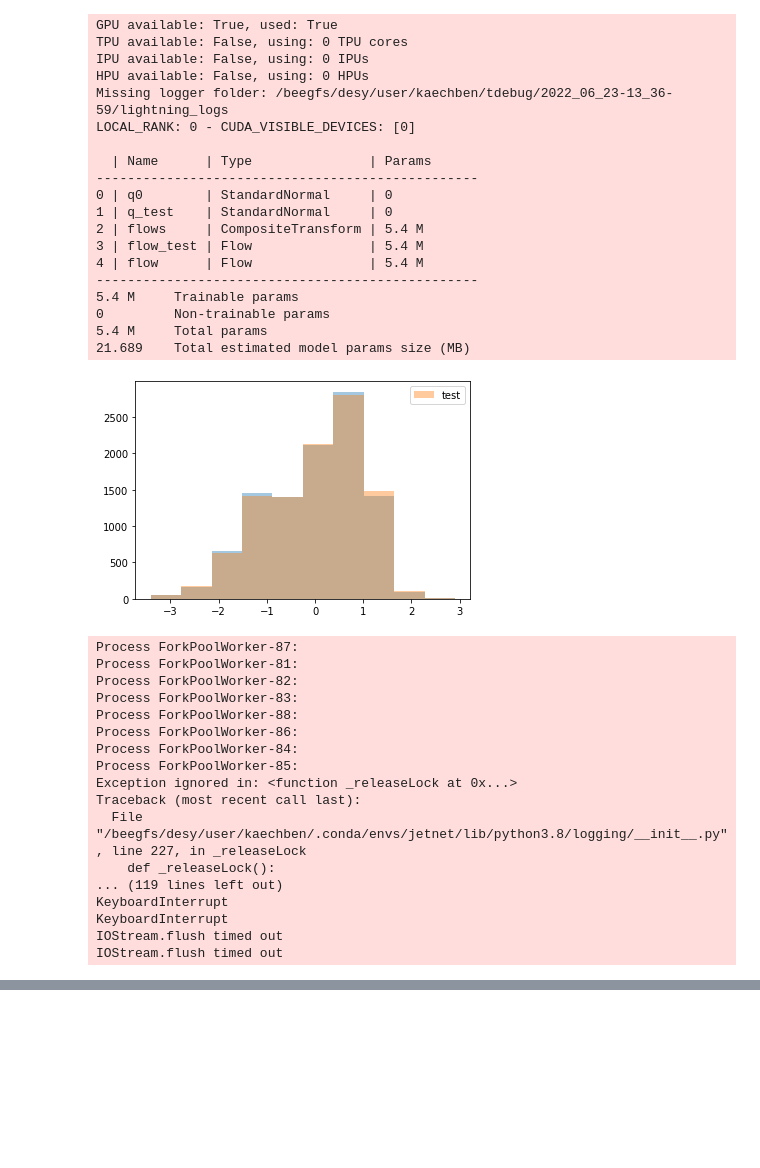
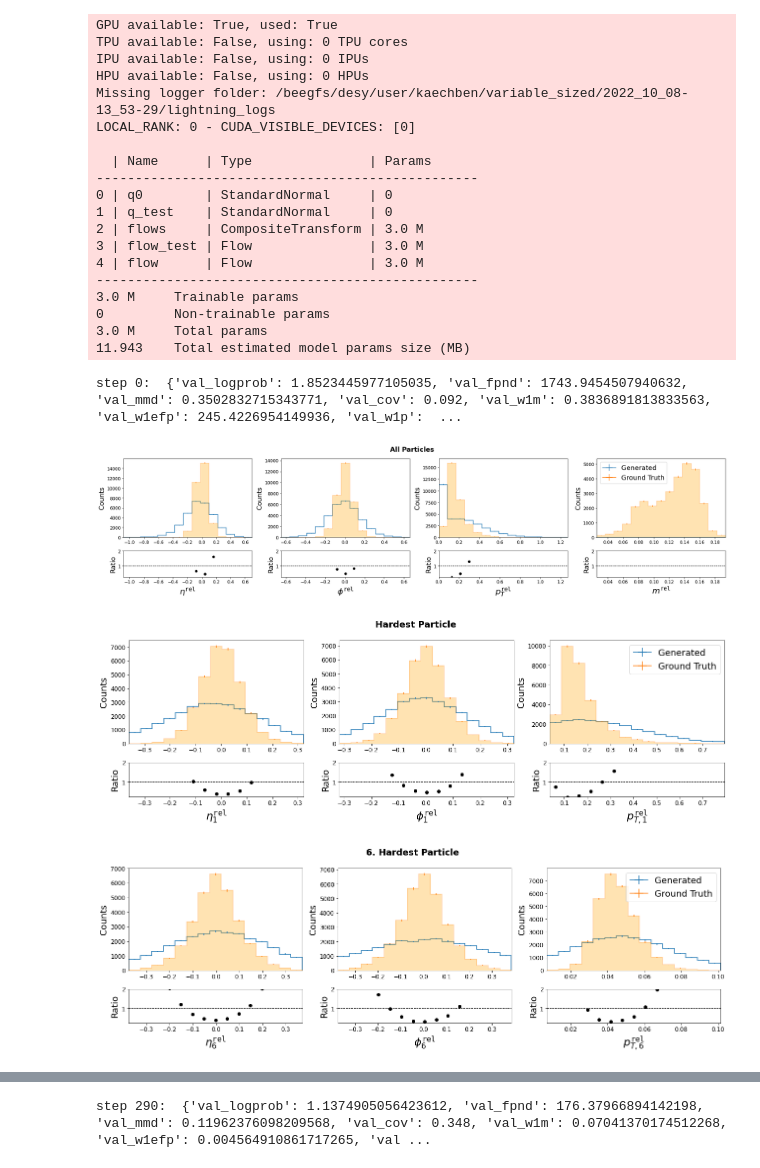
Before and after one commit to kaechb/LitJetNet, a Jupyter notebook: LitNF/nf_lightning.ipynb, the cells around one changed output, grey strips where cells are left out. Saved outputs shown, nothing was run; the diff lists cells and outputs as text; code cells hidden in the pictures; blank space fills up the shorter version.

```diff
--- a/LitNF/nf_lightning.ipynb
+++ b/LitNF/nf_lightning.ipynb
@@ -419,7 +685,7 @@ import os
 from plotting import plotting
 from torch.nn import functional as FF
 
-from jetnet_dataloader import JetNetDataloader
+from jetnet_dataloader_variable import JetNetDataloader
 from helpers import *
 from ray import tune
 import ray
@@ -455,7 +721,7 @@ def train(config, hyperopt=False, load_ckpt=None,i=0,root=None):
     # Also check val every n epochs, as validation checking takes some time
 
     trainer = pl.Trainer(gpus=1, logger=logger,  log_every_n_steps=100,  # auto_scale_batch_size="binsearch",
-                          max_steps=100000 if config["oversampling"]  else config["max_steps"], callbacks=callbacks, progress_bar_refresh_rate=int(not hyperopt)*10,
+                          max_steps=100000 if config["oversampling"]  else config["max_steps"], callbacks=callbacks, progress_bar_refresh_rate=1,
                           check_val_every_n_epoch=10,track_grad_norm=2 ,num_sanity_val_steps=1,#gradient_clip_val=.02, gradient_clip_algorithm="norm",
                          fast_dev_run=False,default_root_dir=root,max_epochs=-1)
     # This calls the fit function which trains the model
@@ -488,102 +754,61 @@ config = {
     "name": "q",  # name for logging folder
     "disc": False,  # whether to train gan style discriminator that decides whether point is simulated or generated-semi-scannable
     "calc_massloss": True, # whether to calculate mass loss, makes training slower, do not use with autoregressive!
-    "context_features":1, #amount of variables used for conditioning, for 0 no conditioning is used, for 1 o nly the mass is used, for 2 also the number part is used
+    "context_features":0, #amount of variables used for conditioning, for 0 no conditioning is used, for 1 o nly the mass is used, for 2 also the number part is used
     "variable":1, #use variable amount of particles otherwise only use 30, options are true or false
-    "spline":True,#whether to use splines or not, can also be set to "autoregressive" but they are unstable
+    "spline":False,#whether to use splines or not, can also be set to "autoregressive" but they are unstable
     "parton":"t", #choose the dataset you want to train options: t for top,q for quark,g for gluon
-    "oversampling":False
+    "oversampling":False,
+    "p":30
 }
+config["n_dim"]=config["p"]*3
 config["name"]=config["parton"]
-config["name"]=config["name"]+"debug"
+config["name"]="variable_sized"
 root="/beegfs/desy/user/"+os.environ["USER"]+"/"+config["name"]+"/"+datetime.datetime.now().strftime("%Y_%m_%d-%H_%M-%S")
 
 if not hyperopt:
     hyperopt=True
     train(config,hyperopt=hyperopt,root=root)
-else:
-    # if not os.path.isfile("/beegfs/desy/user/{}/ray_results/{}/summary.csv".format(os.environ["USER"],config["parton"])):
-    #     pd.DataFrame().to_csv("/beegfs/desy/user/{}/ray_results/{}/summary.csv".format(os.environ["USER"],config["parton"]))
-    num_samples = 500 # how many hparam settings to sample with ray
-    resources = {"cpu": 10, "gpu": 0.5}
-    # This sets the logging in ray
-    # reporter = CLIReporter(max_progress_rows=40, max_report_frequency=300, sort_by_metric=True,
-    #                        metric="logprob", parameter_columns=["network_nodes", "network_layers", "coupling_layers", "lr"])
-    for i in range(num_samples):
-        print(config)
-        temproot=root+"/train_"+str(i)
-        config["network_layers"]=np.random.randint(1, 4)
-        config["network_nodes"]= np.random.randint(250, 500)
-        config["coupling_layers"]= np.random.randint(5, 20)
-        config["lr"]= stats.loguniform.rvs(0.0005, 0.001,size=1)[0]
-        config["batchnorm"]= np.random.choice([True,False])
-        config["n_mse_turnoff"]= np.random.choice([0,1500,3000])
 
-        config["bins"]= np.random.randint(4, 10)
-        config["tail_bound"]= np.random.randint(3, 10)
-        config["dropout"]= np.random.rand()*0.5
-        config["lambda"]= stats.loguniform.rvs(0.01, 200,size=1)[0]
-        config["spline"]= np.random.choice([True,False])
-        config["context_features"]=1# np.random.randint(0, 3)
-        print(config)
-
-        try:
-            train(config,hyperopt=hyperopt,i=i,root=temproot)
-        except:
-            traceback.print_exc()
     # reporter.add_metric_column("m_loss")
     # reporter.add_metric_column("logprob")
     # reporter.add_metric_column("val_w1p")
     # reporter.add_metric_column("val_w1efp")
     # reporter.add_metric_column("val_w1m")
     # ray.init("auto") # This connects to the main ray node
 
     #this starts the training
     # result = tune.run(tune.with_parameters(
     #     train,  hyperopt=True),
     #     resources_per_trial=resources,
     #     config=config,
     #     num_samples=num_samples,
     #     progress_reporter=reporter,
     #     # checkpoint_freq=100,  # Checkpoint every 100 epoch
     #     local_dir="/beegfs/desy/user/"+os.environ["USER"]+"/ray_results/"+config["name"]+"/",
     #     verbose=2,
     # )
 # %% [output]
 GPU available: True, used: True
 TPU available: False, using: 0 TPU cores
 IPU available: False, using: 0 IPUs
 HPU available: False, using: 0 HPUs
-Missing logger folder: /beegfs/desy/user/kaechben/tdebug/2022_06_23-13_36-59/lightning_logs
+Missing logger folder: /beegfs/desy/user/kaechben/variable_sized/2022_10_08-13_53-29/lightning_logs
 LOCAL_RANK: 0 - CUDA_VISIBLE_DEVICES: [0]
 
   | Name      | Type               | Params
 -------------------------------------------------
 0 | q0        | StandardNormal     | 0
 1 | q_test    | StandardNormal     | 0
-2 | flows     | CompositeTransform | 5.4 M
-3 | flow_test | Flow               | 5.4 M
-4 | flow      | Flow               | 5.4 M
+2 | flows     | CompositeTransform | 3.0 M
+3 | flow_test | Flow               | 3.0 M
+4 | flow      | Flow               | 3.0 M
 -------------------------------------------------
-5.4 M     Trainable params
+3.0 M     Trainable params
 0         Non-trainable params
-5.4 M     Total params
-21.689    Total estimated model params size (MB)
+3.0 M     Total params
+11.943    Total estimated model params size (MB)
+step 0:  {'val_logprob': 1.8523445977105035, 'val_fpnd': 1743.9454507940632, 'val_mmd': 0.3502832715343771, 'val_cov': 0.092, 'val_w1m': 0.3836891813833563, 'val_w1efp': 245.4226954149936, 'val_w1p':  ...
-[figure, old version]
+[figure, new version]
-Process ForkPoolWorker-87:
-Process ForkPoolWorker-81:
-Process ForkPoolWorker-82:
-Process ForkPoolWorker-83:
-Process ForkPoolWorker-88:
-Process ForkPoolWorker-86:
-Process ForkPoolWorker-84:
-Process ForkPoolWorker-85:
-Exception ignored in: <function _releaseLock at 0x...>
-Traceback (most recent call last):
-  File "/beegfs/desy/user/kaechben/.conda/envs/jetnet/lib/python3.8/logging/__init__.py", line 227, in _releaseLock
-    def _releaseLock():
-... (119 lines left out)
-KeyboardInterrupt
-KeyboardInterrupt
-IOStream.flush timed out
-IOStream.flush timed out
+[figure, added]
+[figure, added]
@@ -589,0 +817 @@ IOStream.flush timed out
+step 290:  {'val_logprob': 1.1374905056423612, 'val_fpnd': 176.37966894142198, 'val_mmd': 0.11962376098209568, 'val_cov': 0.348, 'val_w1m': 0.07041370174512268, 'val_w1efp': 0.004564910861717265, 'val ...
```
Also changed, not shown: parts of 17 cells of this notebook, 10 other files.
